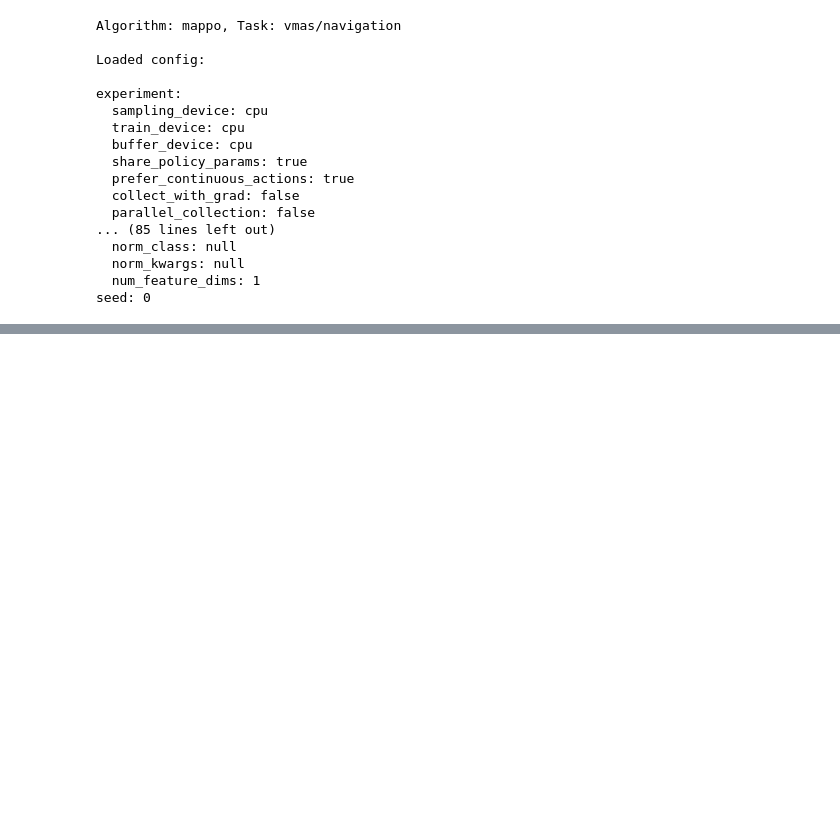
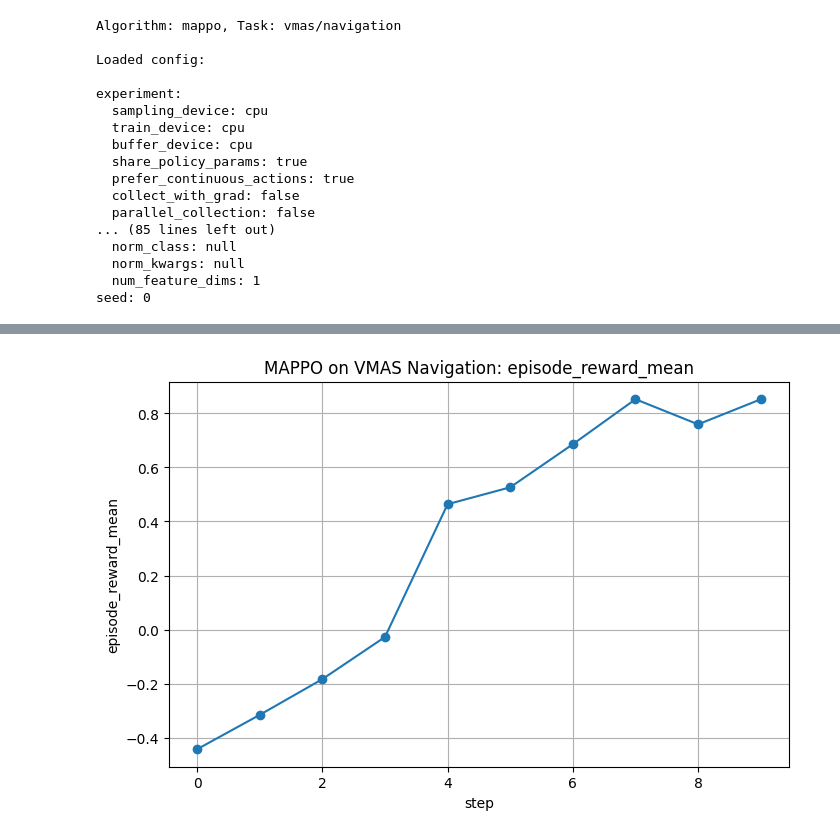
Before and after one commit to WonderfulClaire/low_altitude_marl, a Jupyter notebook: notebooks/colab_smoke_test.ipynb, the cells around one changed output, grey strips where cells are left out. Cells and saved outputs as stored; diff of their text form; code cells hidden in the pictures; blank space fills up the shorter version.

```diff
--- a/notebooks/colab_smoke_test.ipynb
+++ b/notebooks/colab_smoke_test.ipynb
@@ -138,0 +184,10 @@ seed: 0
+# %%
+import os
+
+root = "/content/low_altitude_marl/outputs/2026-03-28/19-42-44"
+keywords = ["episode_reward_mean", "reward_mean", "loss", "return"]
+
+for dirpath, _, filenames in os.walk(root):
+    for f in filenames:
+        if f.endswith(".csv") and any(k in f for k in keywords):
+            print(f)
@@ -138,0 +203,21 @@ seed: 0
+# %%
+import os
+import pandas as pd
+
+root = "/content/low_altitude_marl/outputs/2026-03-28/19-42-44"
+
+target = None
+for dirpath, _, filenames in os.walk(root):
+    for f in filenames:
+        if f == "collection_reward_episode_reward_mean.csv":
+            target = os.path.join(dirpath, f)
+            break
+    if target:
+        break
+
+print("target:", target)
+
+df = pd.read_csv(target, header=None, names=["step", "value"])
+print(df.head())
+print(df.tail())
+print(df.columns.tolist())
@@ -138,0 +239,12 @@ seed: 0
+# %%
+import matplotlib.pyplot as plt
+
+plt.figure(figsize=(8,5))
+plt.plot(df["step"], df["value"], marker="o")
+plt.xlabel("step")
+plt.ylabel("episode_reward_mean")
+plt.title("MAPPO on VMAS Navigation: episode_reward_mean")
+plt.grid(True)
+plt.show()
+# %% [output]
+[figure, added]
```
Also changed, not shown: parts of 8 cells of this notebook.
